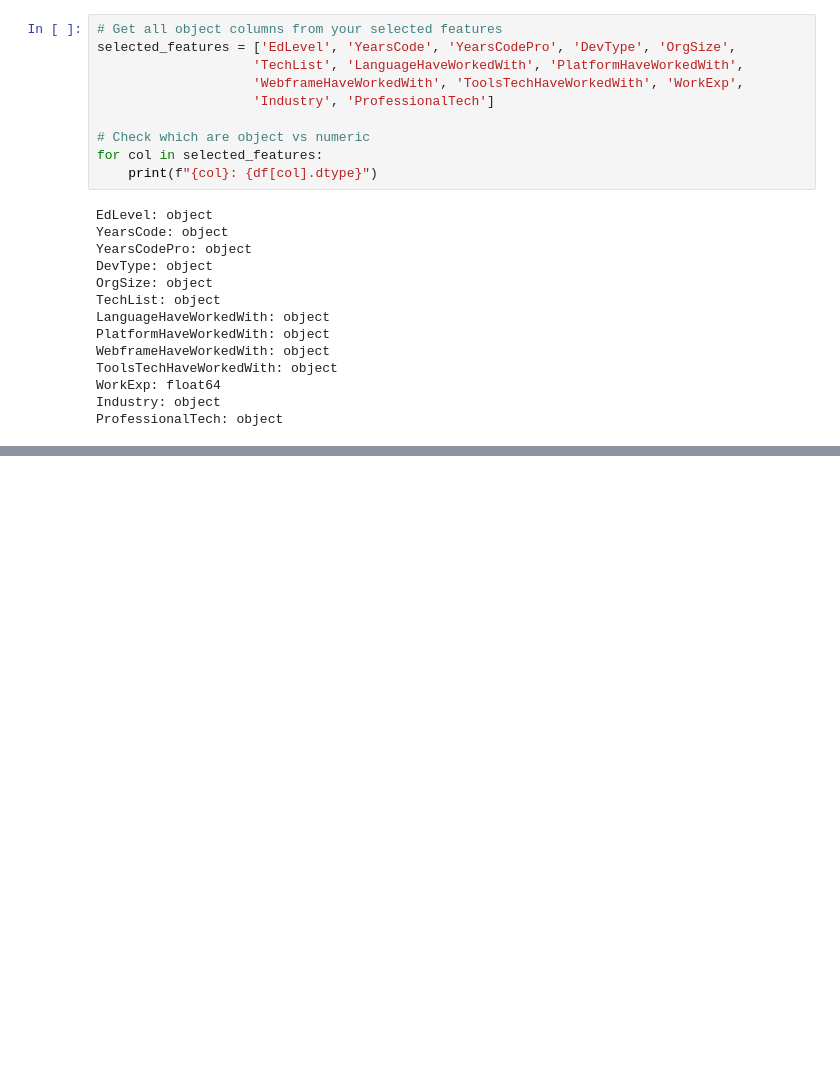
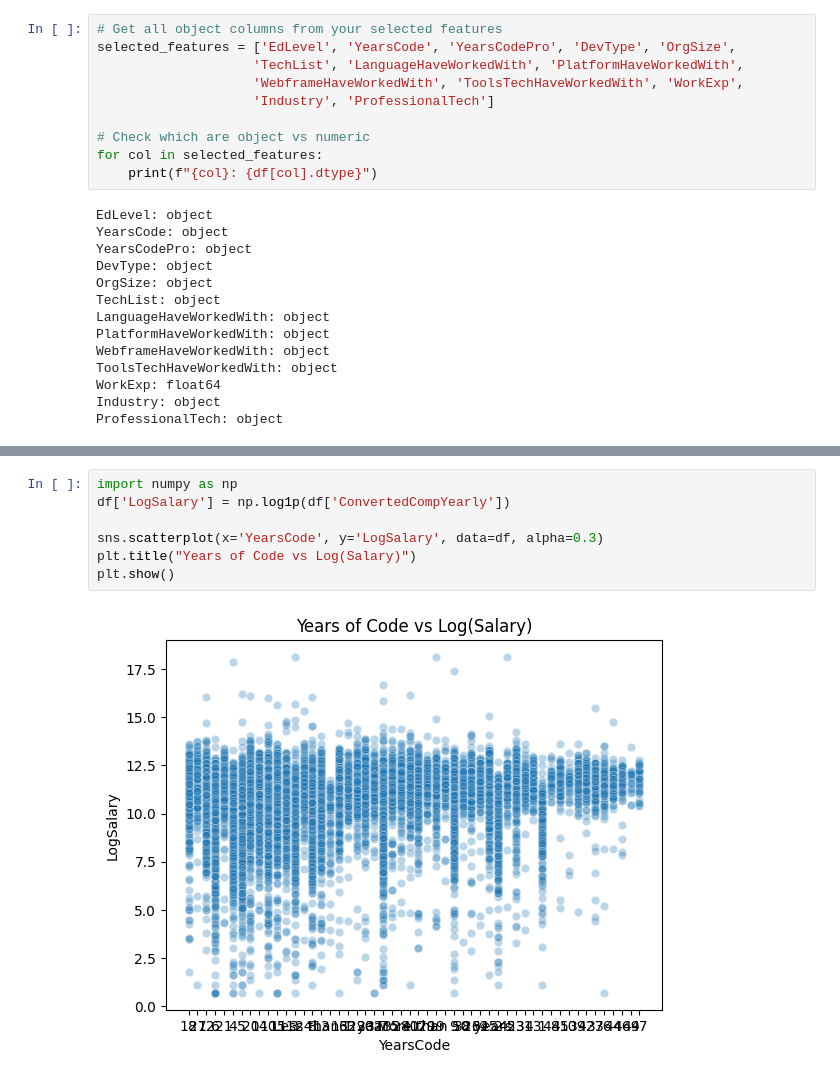
Before and after one commit to hasn77/Stack-Overflow-Survey-Dataset-Model, a Jupyter notebook: getting_started.ipynb, the cells around one changed output, grey strips where cells are left out. Drawn from its saved outputs; the diff is of its cells as text; blank space fills up the shorter version.

```diff
--- a/getting_started.ipynb
+++ b/getting_started.ipynb
@@ -142,0 +184,9 @@ ProfessionalTech: object
+# %%
+import numpy as np
+df['LogSalary'] = np.log1p(df['ConvertedCompYearly'])
+
+sns.scatterplot(x='YearsCode', y='LogSalary', data=df, alpha=0.3)
+plt.title("Years of Code vs Log(Salary)")
+plt.show()
+# %% [output]
+[figure, added]
```
Also changed, not shown: parts of 9 cells of this notebook, 2 other files.
